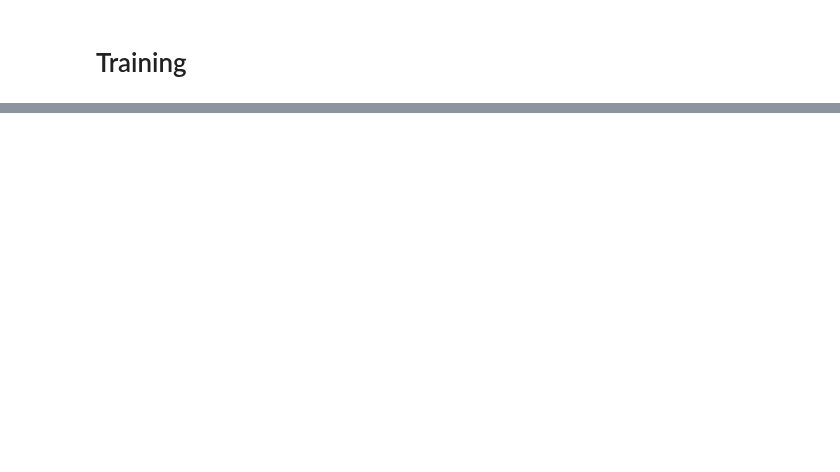
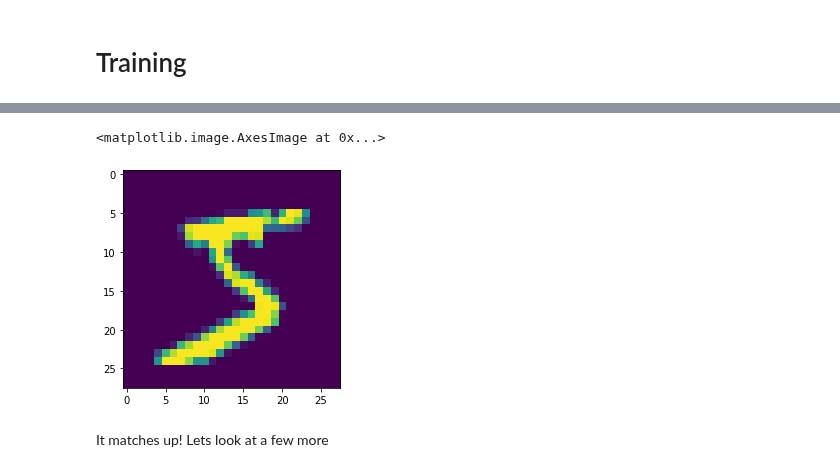
Before and after one commit to lukepolson/youtube_channel, a Jupyter notebook: Python Shorts/pytorch4.ipynb, the cells around one changed output, grey strips where cells are left out. Drawn from its saved outputs; the diff is of its cells as text; code cells hidden in the pictures; blank space fills up the shorter version.

```diff
--- a/Python Shorts/pytorch4.ipynb
+++ b/Python Shorts/pytorch4.ipynb
@@ -76,10 +93,11 @@ class CTDataset(Dataset):
     def __init__(self, filepath):
         self.x, self.y = torch.load(filepath)
         self.x = self.x / 255.
-        self.y = F.one_hot(self.y, num_classes=10)
+        self.y = F.one_hot(self.y, num_classes=10).to(float)
     def __len__(self):
         return self.x.shape[0]
     def __getitem__(self, ix):
         return self.x[ix], self.y[ix]
 # %%
-ds = CTDataset('C:\\files\\MNIST\\MNIST\\processed\\training.pt')
+train_ds = CTDataset('C:\\files\\MNIST\\MNIST\\processed\\training.pt')
+test_ds = CTDataset('C:\\files\\MNIST\\MNIST\\processed\\test.pt')
@@ -146,0 +295,7 @@ $$L(\hat{y}) = - \sum_{n=0}^N \frac{\exp{\left(\hat{y}_n(j_n)\right)}}{\sum_{j=0
+# %%
+plt.imshow(x_sample)
+# %% [output]
+<matplotlib.image.AxesImage at 0x...>
+[figure, added]
+# %% [markdown]
+It matches up! Lets look at a few more
```
Also changed, not shown: parts of 65 cells of this notebook, 1 other file.
